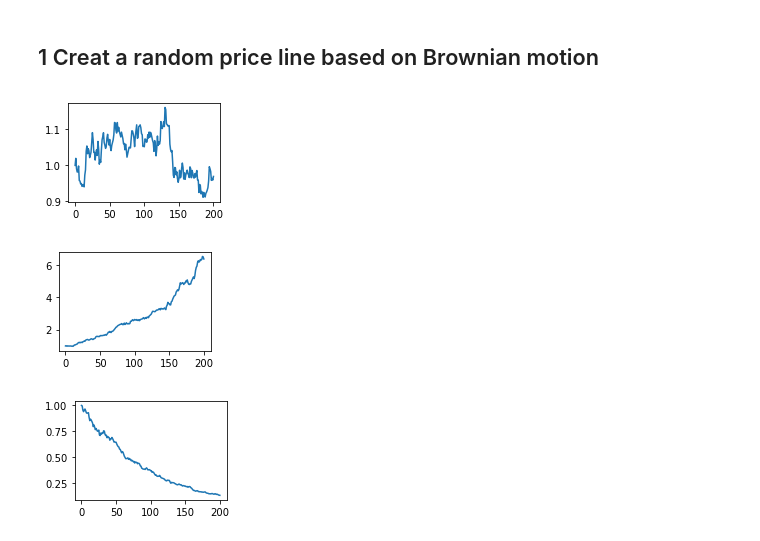
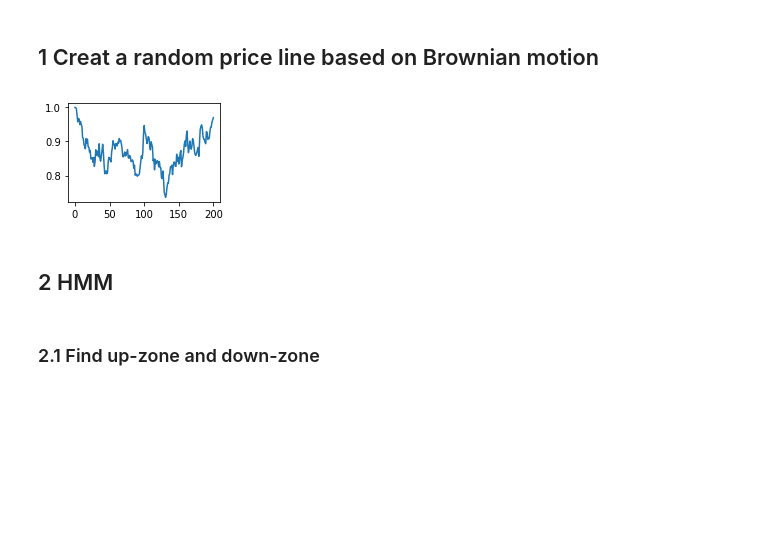
Before and after one commit to DouBeeTwT/HMM, a Jupyter notebook: Test-v-0.0.1.ipynb, the cells around one changed output. Saved outputs shown, nothing was run; the diff lists cells and outputs as text; code cells hidden in the pictures; blank space fills up the shorter version.

```diff
--- a/Test-v-0.0.1.ipynb
+++ b/Test-v-0.0.1.ipynb
@@ -16,19 +16,25 @@ def Price(f=0.02,u=0,t=200):
         P.append(P[i]*np.exp(v[i]))
     plt.plot(P)
     plt.show()
+    return P
 # %%
 import matplotlib.pyplot as plt
+#随机价格变化曲线
 plt.subplot(2,2,1)
 Price()
 
-plt.subplot(2,2,2)
-Price(u=0.01)
+#价格上升通道曲线
+#plt.subplot(2,2,2)
+#Price(u=0.01)
 
-plt.subplot(2,2,3)
-Price(u=-0.01)
+#价格下降通道曲线
+#plt.subplot(2,2,3)
+#Price(u=-0.01)
 
 plt.show()
 # %% [output]
-[figure, old version]
+[figure, new version]
-[figure, removed]
-[figure, removed]
+# %% [markdown]
+## 2 HMM
+# %% [markdown]
+### 2.1 Find up-zone and down-zone
```
Also changed, not shown: parts of 6 cells of this notebook.
